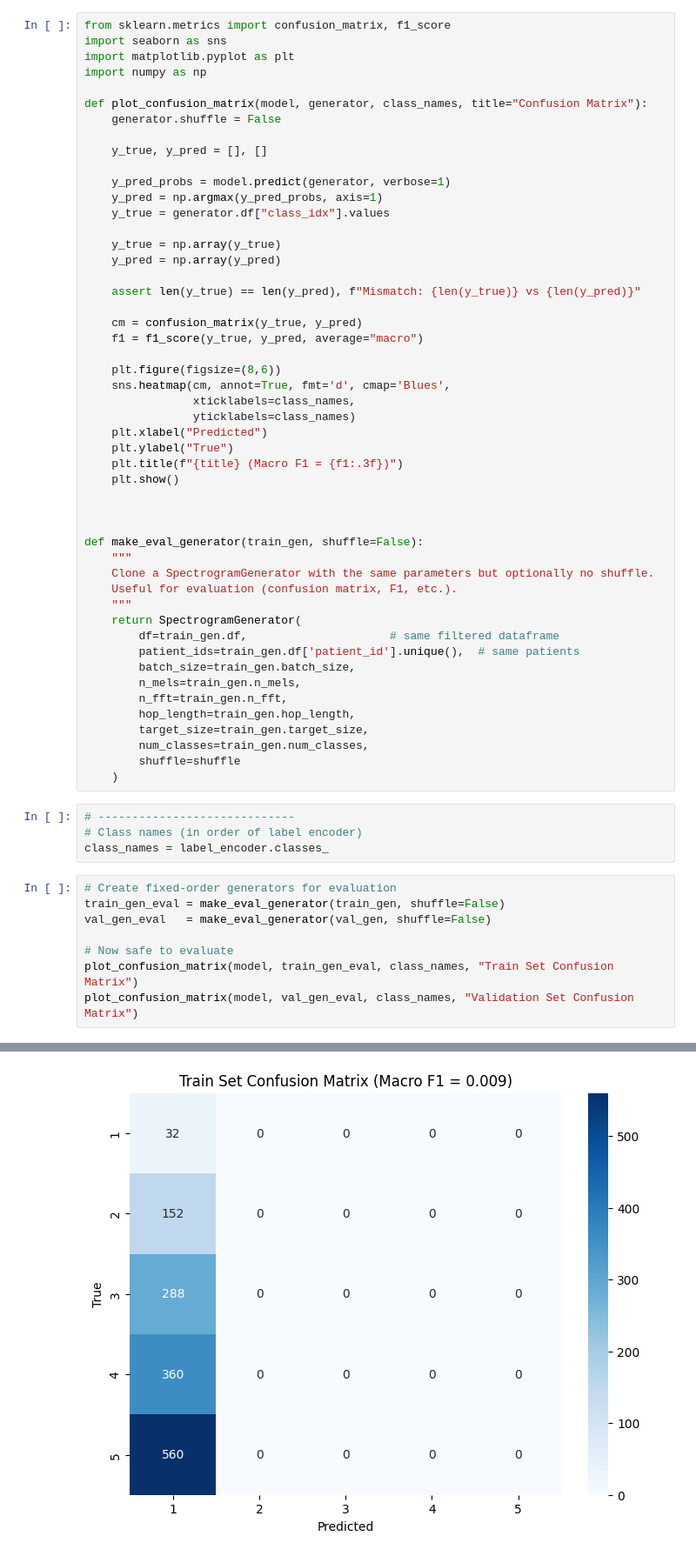
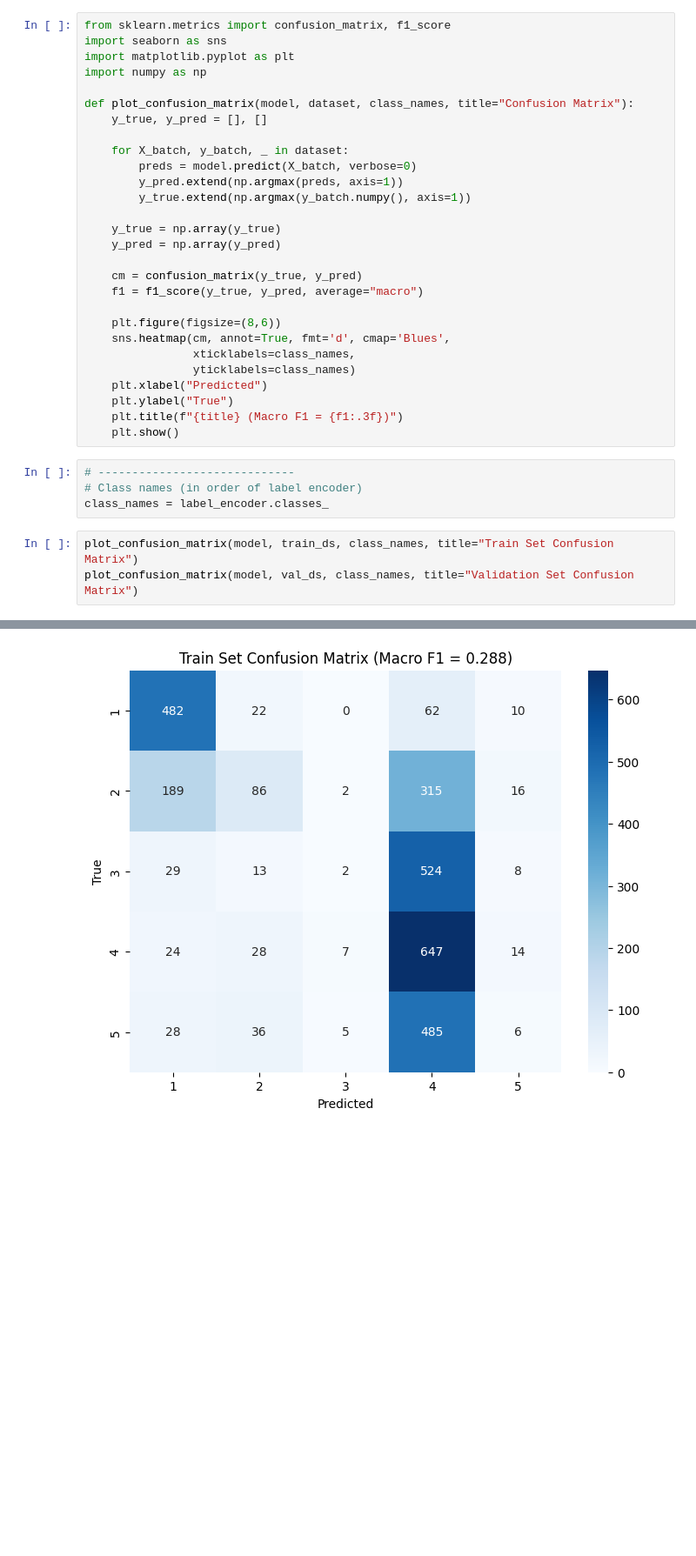
Before and after one commit to vittoriomussin/sand-task---SANDvox-Harvesters, a Jupyter notebook: SAND Tasks/SAND_Challenge_task1_dataset/Spectrogram_Analysis.ipynb, the cells around one changed output, grey strips where cells are left out. Shown at 87% size. Cells and saved outputs as stored; diff of their text form; blank space fills up the shorter version.

```diff
--- a/SAND Tasks/SAND_Challenge_task1_dataset/Spectrogram_Analysis.ipynb
+++ b/SAND Tasks/SAND_Challenge_task1_dataset/Spectrogram_Analysis.ipynb
@@ -619,19 +692,16 @@ import seaborn as sns
 import matplotlib.pyplot as plt
 import numpy as np
 
-def plot_confusion_matrix(model, generator, class_names, title="Confusion Matrix"):
-    generator.shuffle = False
-
+def plot_confusion_matrix(model, dataset, class_names, title="Confusion Matrix"):
     y_true, y_pred = [], []
 
-    y_pred_probs = model.predict(generator, verbose=1)
-    y_pred = np.argmax(y_pred_probs, axis=1)
-    y_true = generator.df["class_idx"].values
+    for X_batch, y_batch, _ in dataset:
+        preds = model.predict(X_batch, verbose=0)
+        y_pred.extend(np.argmax(preds, axis=1))
+        y_true.extend(np.argmax(y_batch.numpy(), axis=1))
 
     y_true = np.array(y_true)
     y_pred = np.array(y_pred)
-
-    assert len(y_true) == len(y_pred), f"Mismatch: {len(y_true)} vs {len(y_pred)}"
 
     cm = confusion_matrix(y_true, y_pred)
     f1 = f1_score(y_true, y_pred, average="macro")
@@ -644,35 +714,11 @@ def plot_confusion_matrix(model, generator, class_names, title="Confusion Matrix
     plt.ylabel("True")
     plt.title(f"{title} (Macro F1 = {f1:.3f})")
     plt.show()
-
-
-
-def make_eval_generator(train_gen, shuffle=False):
-    """
-    Clone a SpectrogramGenerator with the same parameters but optionally no shuffle.
-    Useful for evaluation (confusion matrix, F1, etc.).
-    """
-    return SpectrogramGenerator(
-        df=train_gen.df,                     # same filtered dataframe
-        patient_ids=train_gen.df['patient_id'].unique(),  # same patients
-        batch_size=train_gen.batch_size,
-        n_mels=train_gen.n_mels,
-        n_fft=train_gen.n_fft,
-        hop_length=train_gen.hop_length,
-        target_size=train_gen.target_size,
-        num_classes=train_gen.num_classes,
-        shuffle=shuffle
-    )
 # %%
 # -----------------------------
 # Class names (in order of label encoder)
 class_names = label_encoder.classes_
 # %%
-# Create fixed-order generators for evaluation
-train_gen_eval = make_eval_generator(train_gen, shuffle=False)
-val_gen_eval   = make_eval_generator(val_gen, shuffle=False)
-
-# Now safe to evaluate
-plot_confusion_matrix(model, train_gen_eval, class_names, "Train Set Confusion Matrix")
-plot_confusion_matrix(model, val_gen_eval, class_names, "Validation Set Confusion Matrix")
+plot_confusion_matrix(model, train_ds, class_names, title="Train Set Confusion Matrix")
+plot_confusion_matrix(model, val_ds, class_names, title="Validation Set Confusion Matrix")
 # %% [output]
@@ -680 +725 @@ plot_confusion_matrix(model, val_gen_eval, class_names, "Validation Set Confusio
-[figure, old version]
+[figure, new version]
```
Also changed, not shown: parts of 20 cells of this notebook, 4 other files.
